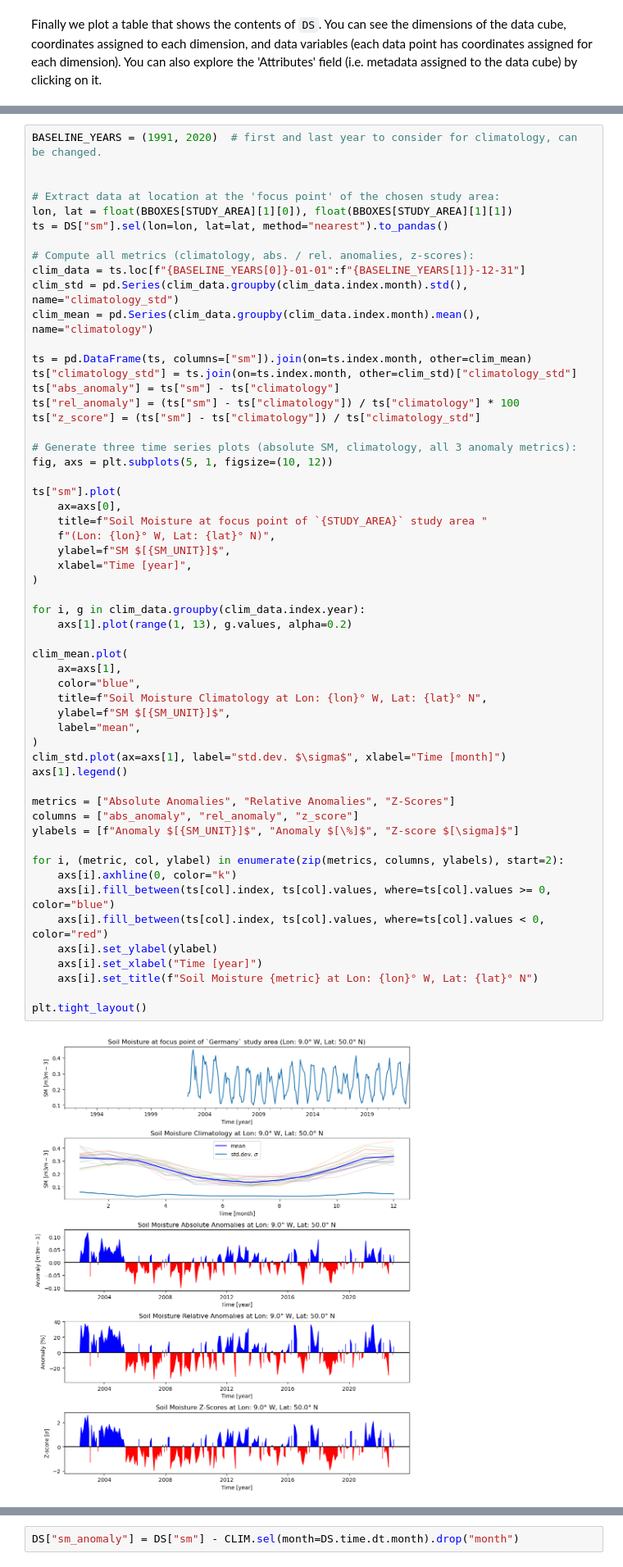
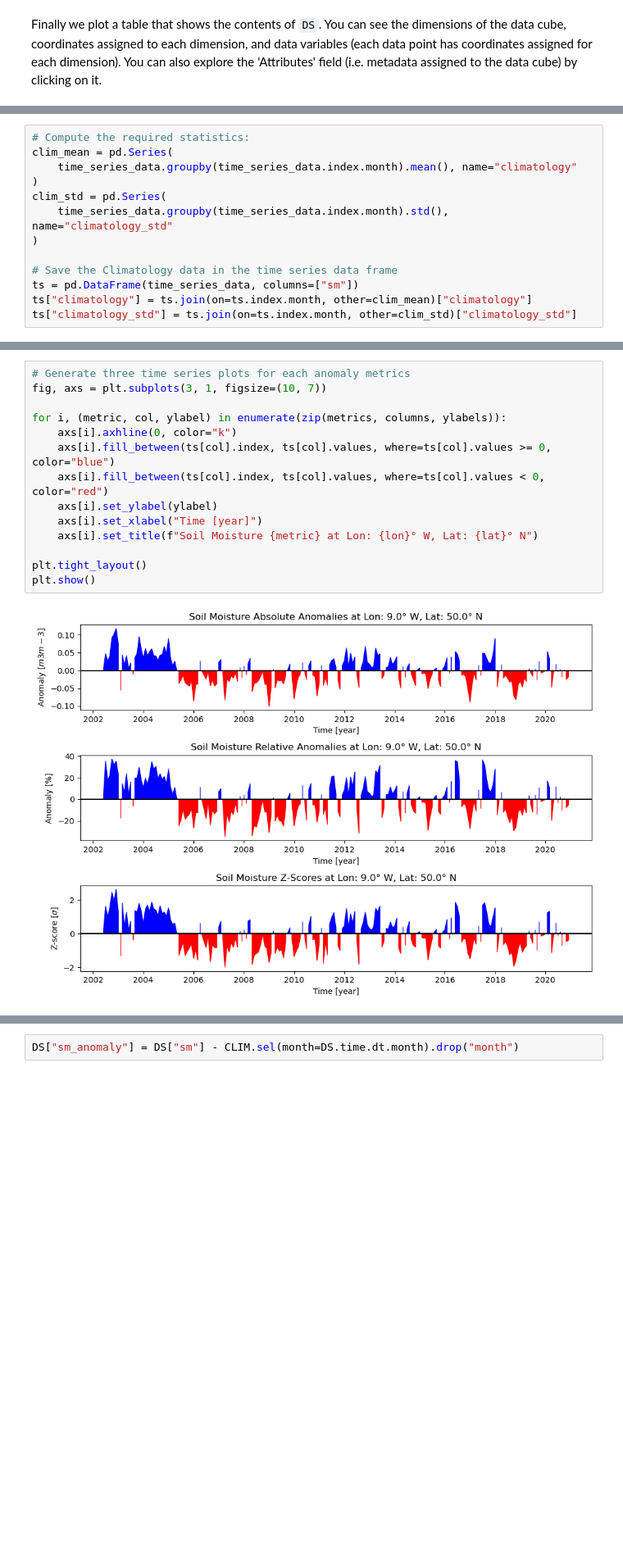
Before and after one commit to ecmwf-training/c3s-training-submodule-sat-obs-hydro-cryo, a Jupyter notebook: soil-moisture-anomalies.ipynb, the cells around one changed output, grey strips where cells are left out. Shown at 82% size. Drawn from its saved outputs; the diff is of its cells as text; blank space fills up the shorter version.

Commit message:
soil-moisture-amonalies

```diff
--- a/soil-moisture-anomalies.ipynb
+++ b/soil-moisture-anomalies.ipynb
@@ -481,0 +574,13 @@ Try:
+# %%
+# Compute the required statistics:
+clim_mean = pd.Series(
+    time_series_data.groupby(time_series_data.index.month).mean(), name="climatology"
+)
+clim_std = pd.Series(
+    time_series_data.groupby(time_series_data.index.month).std(), name="climatology_std"
+)
+
+# Save the Climatology data in the time series data frame
+ts = pd.DataFrame(time_series_data, columns=["sm"])
+ts["climatology"] = ts.join(on=ts.index.month, other=clim_mean)["climatology"]
+ts["climatology_std"] = ts.join(on=ts.index.month, other=clim_std)["climatology_std"]
@@ -482,58 +631,16 @@ Try:
 # %%
-BASELINE_YEARS = (1991, 2020)  # first and last year to consider for climatology, can be changed.
+# Generate three time series plots for each anomaly metrics
+fig, axs = plt.subplots(3, 1, figsize=(10, 7))
 
-
-# Extract data at location at the 'focus point' of the chosen study area:
-lon, lat = float(BBOXES[STUDY_AREA][1][0]), float(BBOXES[STUDY_AREA][1][1])
-ts = DS["sm"].sel(lon=lon, lat=lat, method="nearest").to_pandas()
-
-# Compute all metrics (climatology, abs. / rel. anomalies, z-scores):
-clim_data = ts.loc[f"{BASELINE_YEARS[0]}-01-01":f"{BASELINE_YEARS[1]}-12-31"]
-clim_std = pd.Series(clim_data.groupby(clim_data.index.month).std(), name="climatology_std")
-clim_mean = pd.Series(clim_data.groupby(clim_data.index.month).mean(), name="climatology")
-
-ts = pd.DataFrame(ts, columns=["sm"]).join(on=ts.index.month, other=clim_mean)
-ts["climatology_std"] = ts.join(on=ts.index.month, other=clim_std)["climatology_std"]
-ts["abs_anomaly"] = ts["sm"] - ts["climatology"]
-ts["rel_anomaly"] = (ts["sm"] - ts["climatology"]) / ts["climatology"] * 100
-ts["z_score"] = (ts["sm"] - ts["climatology"]) / ts["climatology_std"]
-
-# Generate three time series plots (absolute SM, climatology, all 3 anomaly metrics):
-fig, axs = plt.subplots(5, 1, figsize=(10, 12))
-
-ts["sm"].plot(
-    ax=axs[0],
-    title=f"Soil Moisture at focus point of `{STUDY_AREA}` study area "
-    f"(Lon: {lon}° W, Lat: {lat}° N)",
-    ylabel=f"SM $[{SM_UNIT}]$",
-    xlabel="Time [year]",
-)
-
-for i, g in clim_data.groupby(clim_data.index.year):
-    axs[1].plot(range(1, 13), g.values, alpha=0.2)
-
-clim_mean.plot(
-    ax=axs[1],
-    color="blue",
-    title=f"Soil Moisture Climatology at Lon: {lon}° W, Lat: {lat}° N",
-    ylabel=f"SM $[{SM_UNIT}]$",
-    label="mean",
-)
-clim_std.plot(ax=axs[1], label="std.dev. $\sigma$", xlabel="Time [month]")
-axs[1].legend()
-
-metrics = ["Absolute Anomalies", "Relative Anomalies", "Z-Scores"]
-columns = ["abs_anomaly", "rel_anomaly", "z_score"]
-ylabels = [f"Anomaly $[{SM_UNIT}]$", "Anomaly $[\%]$", "Z-score $[\sigma]$"]
-
-for i, (metric, col, ylabel) in enumerate(zip(metrics, columns, ylabels), start=2):
+for i, (metric, col, ylabel) in enumerate(zip(metrics, columns, ylabels)):
     axs[i].axhline(0, color="k")
     axs[i].fill_between(ts[col].index, ts[col].values, where=ts[col].values >= 0, color="blue")
     axs[i].fill_between(ts[col].index, ts[col].values, where=ts[col].values < 0, color="red")
     axs[i].set_ylabel(ylabel)
     axs[i].set_xlabel("Time [year]")
     axs[i].set_title(f"Soil Moisture {metric} at Lon: {lon}° W, Lat: {lat}° N")
 
 plt.tight_layout()
+plt.show()
 # %% [output]
-[figure, old version]
+[figure, new version]
```
Also changed, not shown: parts of 61 cells of this notebook.
